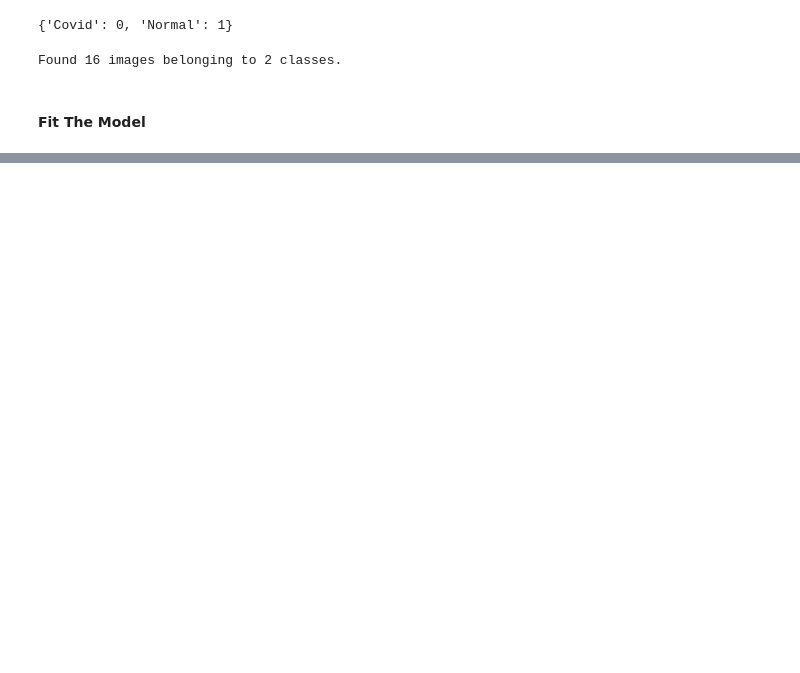
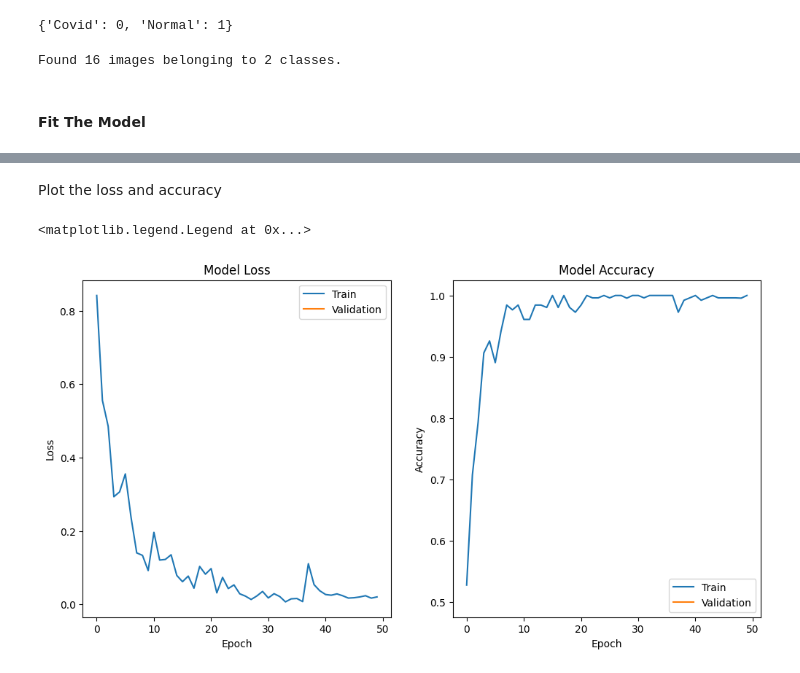
Before and after one commit to pooyaaf/Neural-Networks-Deep-Learning, a Jupyter notebook: Homework/HomeWork2/NNDL_HW2/Q2/Question_2_An_Efficient_CNNModel_for_COVID_19_Disease_Detection_Based_on_X_Ray_Image_Classification.ipynb, the cells around one changed output, grey strips where cells are left out. Cells and saved outputs as stored; diff of their text form; code cells hidden in the pictures; blank space fills up the shorter version.

```diff
--- a/Homework/HomeWork2/NNDL_HW2/Q2/Question_2_An_Efficient_CNNModel_for_COVID_19_Disease_Detection_Based_on_X_Ray_Image_Classification.ipynb
+++ b/Homework/HomeWork2/NNDL_HW2/Q2/Question_2_An_Efficient_CNNModel_for_COVID_19_Disease_Detection_Based_on_X_Ray_Image_Classification.ipynb
@@ -85 +81,5 @@ PARENT_DIR = "/content/Dataset"
+# %%
+DIR_NORMAL = os.path.join(PARENT_DIR, "Normal")
+TARGET_DIR_COVID = os.path.join(PARENT_DIR, "Covid")
+PARENT_DIR = "/content/Dataset"
 # %%
@@ -262,10 +265,10 @@ model.add(MaxPooling2D(pool_size=(2, 2)))
 model.add(BatchNormalization(axis=-1))
 model.add(Dropout(0.2))
 
-# model.add(Conv2D(256,(3,3),activation="relu"))
-# model.add(MaxPooling2D(pool_size=(2, 2)))
-# model.add(BatchNormalization(axis=-1))
-# model.add(Dropout(0.2))
+model.add(Conv2D(256,(3,3),activation="relu"))
+model.add(MaxPooling2D(pool_size=(2, 2)))
+model.add(BatchNormalization(axis=-1))
+model.add(Dropout(0.2))
 
 
 # model.add(Conv2D(256,(3,3),activation="relu"))
@@ -321,7 +342,7 @@ Found 16 images belonging to 2 classes.
 hist = model.fit_generator(
     train_generator,
     steps_per_epoch = 8,
-    epochs = 10,
+    epochs = 50,
     validation_data = validation_generator,
     validation_steps = 2
 )
@@ -330,0 +369,22 @@ KeyboardInterrupt: ignored
+# %% [markdown]
+Plot the loss and accuracy
+# %%
+plt.figure(figsize=(12, 6))
+plt.subplot(1, 2, 1)
+plt.plot(hist.history['loss'], label='Train')
+plt.plot(hist.history['val_loss'], label='Validation')
+plt.title('Model Loss')
+plt.xlabel('Epoch')
+plt.ylabel('Loss')
+plt.legend(loc='upper right')
+
+plt.subplot(1, 2, 2)
+plt.plot(hist.history['accuracy'], label='Train')
+plt.plot(hist.history['val_accuracy'], label='Validation')
+plt.title('Model Accuracy')
+plt.xlabel('Epoch')
+plt.ylabel('Accuracy')
+plt.legend(loc='lower right')
+# %% [output]
+<matplotlib.legend.Legend at 0x...>
+[figure, added]
```
Also changed, not shown: parts of 15 cells of this notebook, 1 other file.
